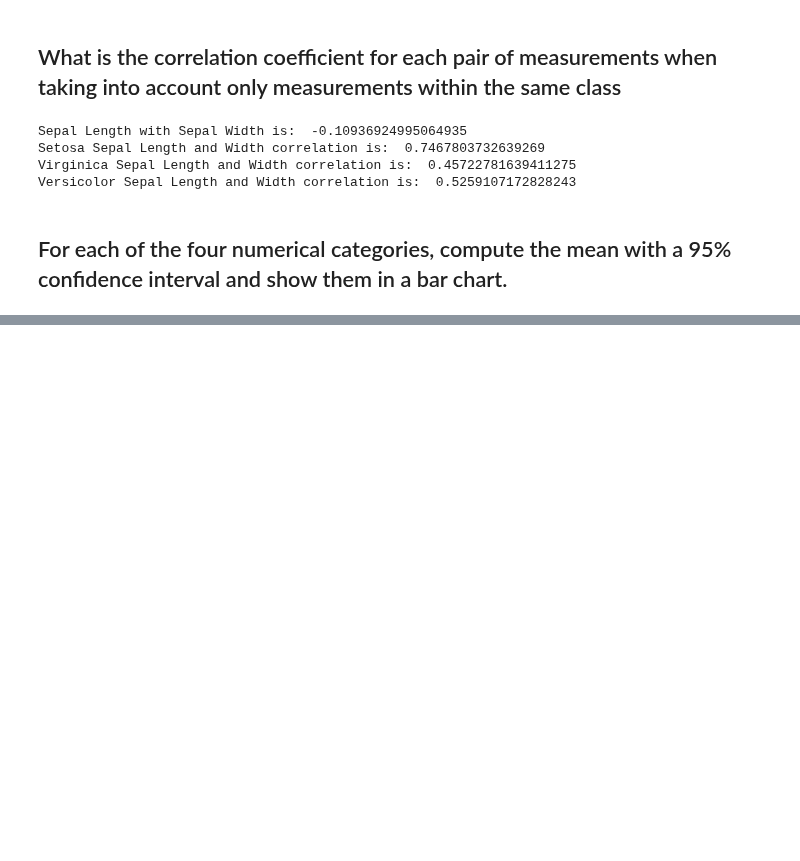
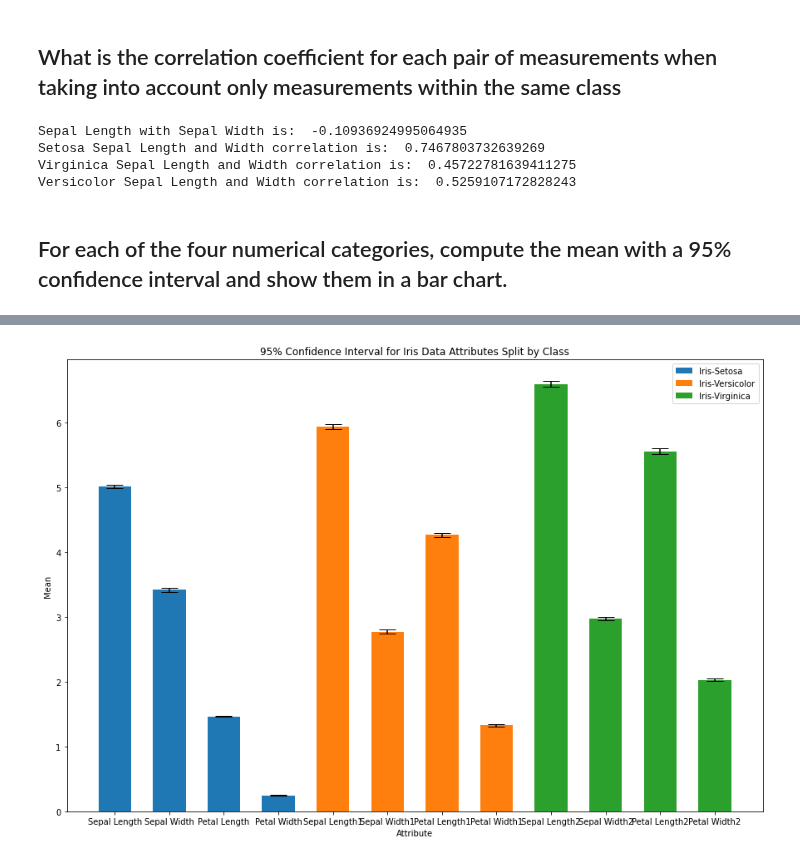
Before and after one commit to BrockForsythe/COSC311, a Jupyter notebook: Lab3/Lab3.ipynb, the cells around one changed output, grey strips where cells are left out. Cells and saved outputs as stored; diff of their text form; code cells hidden in the pictures; blank space fills up the shorter version.

```diff
--- a/Lab3/Lab3.ipynb
+++ b/Lab3/Lab3.ipynb
@@ -163,5 +163,15 @@ def find_stddev(df, column_name, samples, trials):
         std_dev_list.append(sum(temp) / len(temp))
 
     return np.std(std_dev_list)
+
+#substitutes df[column_name] for df[df[sub_class]] since its looking for specific class
+def generate_substd(df, column_name, samples, trials, sub_class, equalto):
+    std_dev_list = []
+    temp = []
+    for i in range(trials):
+        temp = [df[df[sub_class] == equalto][column_name].values[random.randint(0,len(df[df[sub_class] == equalto][column_name].values)-1)] for j in range(samples)]
+        std_dev_list.append(sum(temp) / len(temp))
+
+    return np.std(std_dev_list)
 # %%
 means = []
@@ -225,0 +438,12 @@ plt.show()
+# %%
+plt.figure(figsize=(15,10))
+plt.bar(['Sepal Length', 'Sepal Width', 'Petal Length', 'Petal Width'], setosa_means, yerr=setosa_il, capsize=10, width=0.6)
+plt.bar(['Sepal Length1', 'Sepal Width1', 'Petal Length1', 'Petal Width1'], versicolor_means, yerr=versicolor_il, capsize=10, width=0.6)
+plt.bar(['Sepal Length2', 'Sepal Width2', 'Petal Length2', 'Petal Width2'], virginica_means, yerr=virginica_il, capsize=10, width=0.6)
+plt.title('95% Confidence Interval for Iris Data Attributes Split by Class')
+plt.xlabel('Attribute')
+plt.ylabel('Mean')
+plt.legend(['Iris-Setosa', 'Iris-Versicolor', 'Iris-Virginica'])
+plt.show()
+# %% [output]
+[figure, added]
```
Also changed, not shown: parts of 11 cells of this notebook.
